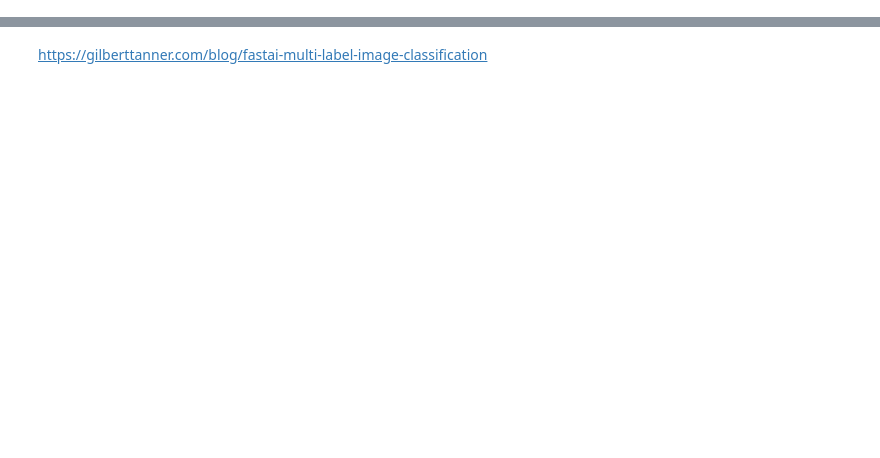
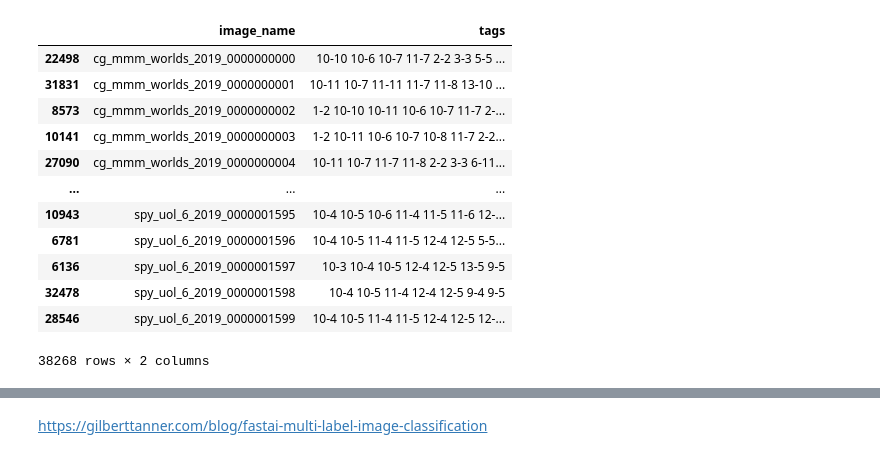
Before and after one commit to isaacshannon/lol-notebooks, a Jupyter notebook: nb_predicter.ipynb, the cells around one changed output, grey strips where cells are left out. Saved outputs shown, nothing was run; the diff lists cells and outputs as text; code cells hidden in the pictures; blank space fills up the shorter version.

```diff
--- a/nb_predicter.ipynb
+++ b/nb_predicter.ipynb
@@ -22,4 +22,27 @@ from PIL import ImageDraw
 %matplotlib inline
 # %%
 data_dir = "games_collected"
+# %%
+df = pd.read_csv(f'{data_dir}/team/full_coordinates.csv')
+df = df.sort_values(by=['image_name'])
+df = df[df.image_name != "test_0000000000"]
+df = df[df.image_name != "test_0000000001"]
+df = df[df.image_name != "test_0000000002"]
+df = df[df.image_name != "test_0000000003"]
+df = df[df.image_name != "test_0000000004"]
+df
+# %% [output]
+|  | image_name | tags |
+| 22498 | cg_mmm_worlds_2019_0000000000 | 10-10 10-6 10-7 11-7 2-2 3-3 5-5 ... |
+| 31831 | cg_mmm_worlds_2019_0000000001 | 10-11 10-7 11-11 11-7 11-8 13-10 ... |
+| 8573 | cg_mmm_worlds_2019_0000000002 | 1-2 10-10 10-11 10-6 10-7 11-7 2-... |
+| 10141 | cg_mmm_worlds_2019_0000000003 | 1-2 10-11 10-6 10-7 10-8 11-7 2-2... |
+| 27090 | cg_mmm_worlds_2019_0000000004 | 10-11 10-7 11-7 11-8 2-2 3-3 6-11... |
+| ... | ... | ... |
+| 10943 | spy_uol_6_2019_0000001595 | 10-4 10-5 10-6 11-4 11-5 11-6 12-... |
+| 6781 | spy_uol_6_2019_0000001596 | 10-4 10-5 11-4 11-5 12-4 12-5 5-5... |
+| 6136 | spy_uol_6_2019_0000001597 | 10-3 10-4 10-5 12-4 12-5 13-5 9-5 |
+| 32478 | spy_uol_6_2019_0000001598 | 10-4 10-5 11-4 12-4 12-5 9-4 9-5 |
+| 28546 | spy_uol_6_2019_0000001599 | 10-4 10-5 11-4 11-5 12-4 12-5 12-... |
+38268 rows × 2 columns
 # %%
```
Also changed, not shown: parts of 9 cells of this notebook, 5 other files.
